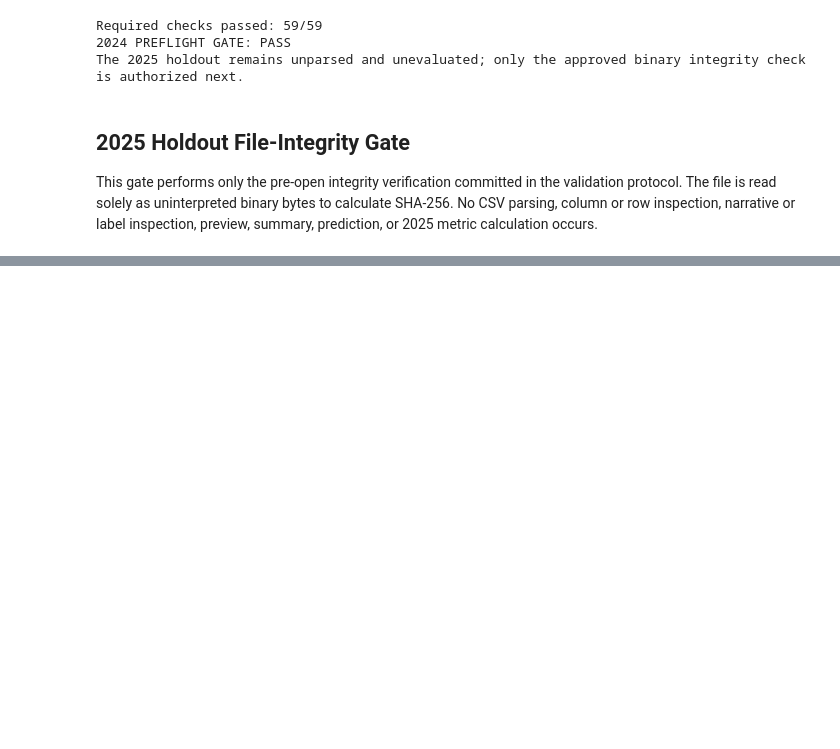
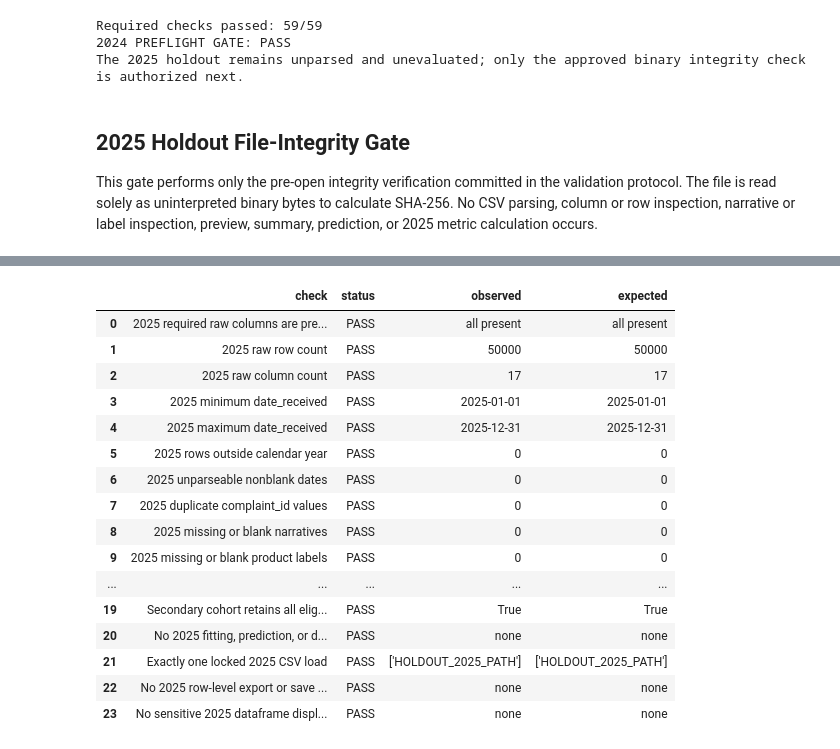
Before and after one commit to rihua-tech/financial-complaint-auto-routing-nlp, a Jupyter notebook: notebooks/07_2025_out_of_time_validation.ipynb, the cells around one changed output, grey strips where cells are left out. Drawn from its saved outputs; the diff is of its cells as text; code cells hidden in the pictures; blank space fills up the shorter version.

Commit message:
test: validate 2025 data and lock evaluation cohorts

```diff
--- a/notebooks/07_2025_out_of_time_validation.ipynb
+++ b/notebooks/07_2025_out_of_time_validation.ipynb
@@ -793,0 +1139,90 @@ The 2025 file was read only as raw binary bytes; its CSV contents remain unparse
+# %%
+with NOTEBOOK_PATH.open("r", encoding="utf-8") as notebook_handle:
+    final_notebook_document = nbformat.read(notebook_handle, as_version=4)
+
+authorized_2025_cell_ids = {
+    "load-2025-structural",
+    "clean-2025",
+    "audit-2025-overlap",
+    "cohorts-2025",
+}
+authorized_2025_sources = [
+    cell.source
+    for cell in final_notebook_document.cells
+    if cell.cell_type == "code" and cell.id in authorized_2025_cell_ids
+]
+forbidden_2025_model_calls = []
+forbidden_2025_save_calls = []
+sensitive_2025_display_calls = []
+observed_2025_read_csv_arguments = []
+forbidden_model_call_names = {"fit", "fit_transform", "predict", "predict_proba", "decision_function", "score"}
+forbidden_save_call_names = {"to_csv", "to_parquet", "to_pickle", "to_json", "save", "savez", "dump"}
+sensitive_variable_names = {
+    "raw_2025_df",
+    "cleaning_source_2025",
+    "cleaned_2025_df",
+    "secondary_2025_df",
+    "primary_2025_df",
+    "development_groups",
+    "final_test_groups",
+    "conflicting_hashes_2025",
+}
+
+for source in authorized_2025_sources:
+    syntax_tree = ast.parse(source)
+    for node in ast.walk(syntax_tree):
+        if not isinstance(node, ast.Call):
+            continue
+        if isinstance(node.func, ast.Attribute):
+            call_name = node.func.attr
+        elif isinstance(node.func, ast.Name):
+            call_name = node.func.id
+        else:
+            call_name = ""
+        if call_name in forbidden_model_call_names:
+            forbidden_2025_model_calls.append(call_name)
+        if call_name in forbidden_save_call_names:
+            forbidden_2025_save_calls.append(call_name)
+        if call_name == "read_csv" and node.args:
+            observed_2025_read_csv_arguments.append(ast.unparse(node.args[0]))
+        if call_name == "display" and node.args:
+            displayed_expression = ast.unparse(node.args[0])
+            if any(name in displayed_expression for name in sensitive_variable_names):
+                sensitive_2025_display_calls.append(displayed_expression)
+
+record_check("No 2025 fitting, prediction, or decision-score call", not forbidden_2025_model_calls, forbidden_2025_model_calls or "none", "none")
+record_check("Exactly one locked 2025 CSV load", observed_2025_read_csv_arguments == ["HOLDOUT_2025_PATH"], observed_2025_read_csv_arguments, ["HOLDOUT_2025_PATH"])
+record_check("No 2025 row-level export or save call", not forbidden_2025_save_calls, forbidden_2025_save_calls or "none", "none")
+record_check("No sensitive 2025 dataframe display call", not sensitive_2025_display_calls, sensitive_2025_display_calls or "none", "none")
+stop_if_failed("2025 data preparation and cohort safety audit")
+
+phase2_data_check_table = pd.DataFrame(check_records[phase2_data_check_start:])
+display(phase2_data_check_table)
+complete_check_table = pd.DataFrame(check_records)
+all_current_checks_passed = bool(complete_check_table["status"].eq("PASS").all())
+if not all_current_checks_passed:
+    raise RuntimeError("The 2025 structural, cleaning, audit, or cohort gate FAILED. Do not evaluate the model.")
+
+print("Previous Phase 2 entry checks passed: 62/62")
+print(f"New structural/cleaning/cohort checks passed: {len(phase2_data_check_table)}/{len(phase2_data_check_table)}")
+print(f"All current notebook checks passed: {len(complete_check_table)}/{len(complete_check_table)}")
+print("2025 STRUCTURAL, CLEANING, DUPLICATE, OVERLAP, AND COHORT GATE: PASS")
+print("No 2025 model predictions, decision scores, classification metrics, routing metrics, drift metrics, or figures were produced.")
+# %% [output]
+|  | check | status | observed | expected |
+| 0 | 2025 required raw columns are pre... | PASS | all present | all present |
+| 1 | 2025 raw row count | PASS | 50000 | 50000 |
+| 2 | 2025 raw column count | PASS | 17 | 17 |
+| 3 | 2025 minimum date_received | PASS | 2025-01-01 | 2025-01-01 |
+| 4 | 2025 maximum date_received | PASS | 2025-12-31 | 2025-12-31 |
+| 5 | 2025 rows outside calendar year | PASS | 0 | 0 |
+| 6 | 2025 unparseable nonblank dates | PASS | 0 | 0 |
+| 7 | 2025 duplicate complaint_id values | PASS | 0 | 0 |
+| 8 | 2025 missing or blank narratives | PASS | 0 | 0 |
+| 9 | 2025 missing or blank product labels | PASS | 0 | 0 |
+| ... | ... | ... | ... | ... |
+| 19 | Secondary cohort retains all elig... | PASS | True | True |
+| 20 | No 2025 fitting, prediction, or d... | PASS | none | none |
+| 21 | Exactly one locked 2025 CSV load | PASS | ['HOLDOUT_2025_PATH'] | ['HOLDOUT_2025_PATH'] |
+| 22 | No 2025 row-level export or save ... | PASS | none | none |
+| 23 | No sensitive 2025 dataframe displ... | PASS | none | none |
```
Also changed, not shown: parts of 15 cells of this notebook.
